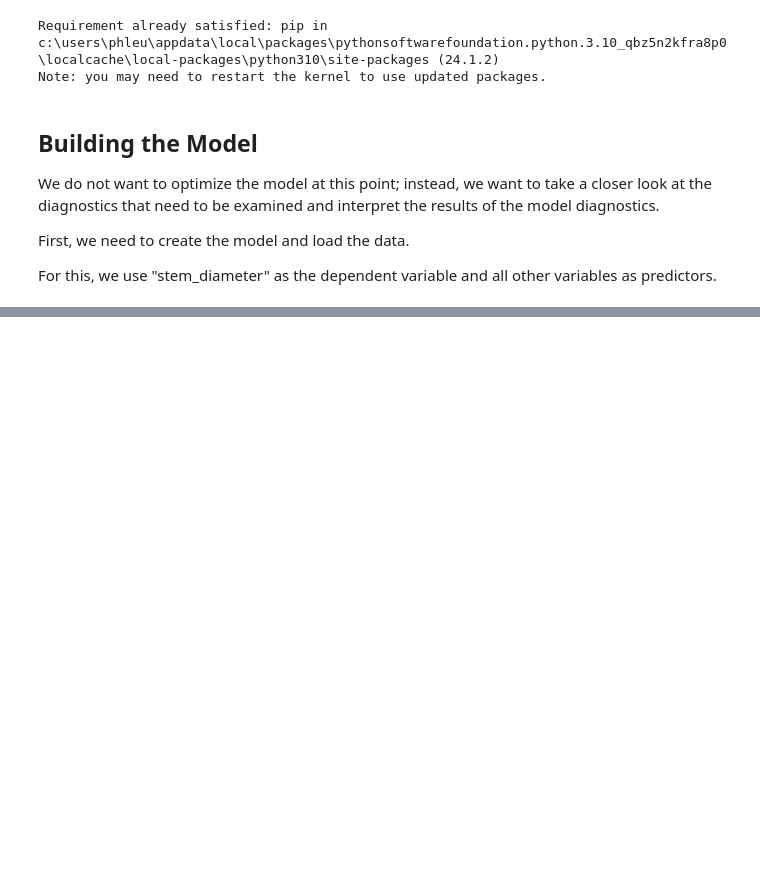
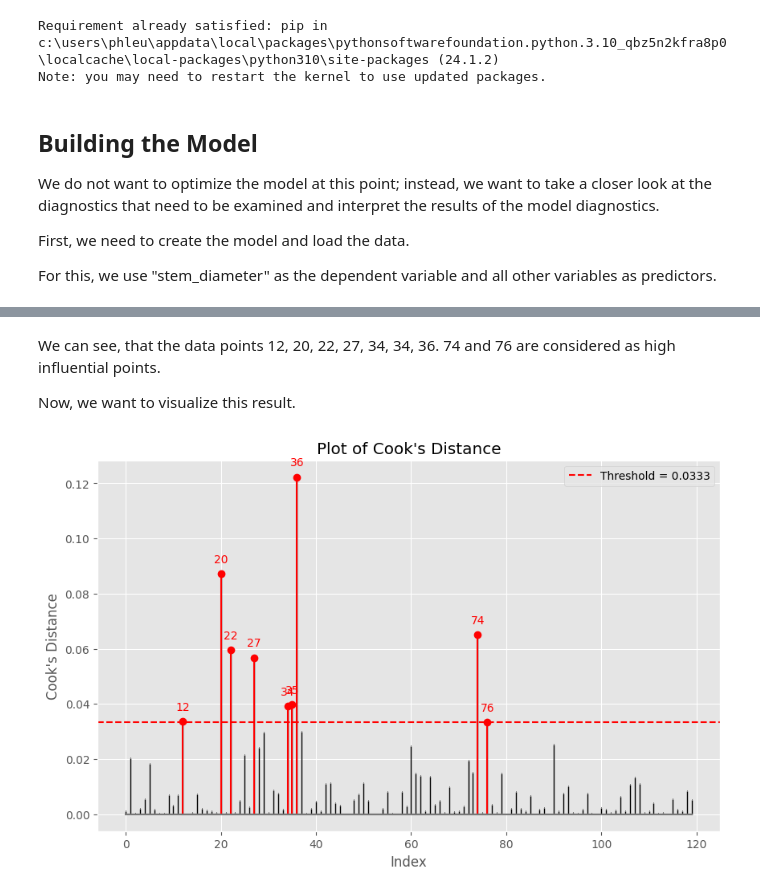
Before and after one commit to Statsomat/OLSAI, a Jupyter notebook: ColabNotebooks/CacaoPL_v2.ipynb, the cells around one changed output, grey strips where cells are left out. Saved outputs shown, nothing was run; the diff lists cells and outputs as text; code cells hidden in the pictures; blank space fills up the shorter version.

```diff
--- a/ColabNotebooks/CacaoPL_v2.ipynb
+++ b/ColabNotebooks/CacaoPL_v2.ipynb
@@ -64,0 +186,6 @@ The following aspects are examined:
+# %%
+cooks_d = influence.cooks_distance[0]
+threshold = 4 / len(y)
+high_influence_points = np.where(cooks_d > threshold)[0]
+for i in high_influence_points:
+    print(f"Index: {i}, Cook's Distance: {leverage[i]:.4f}")
@@ -64,0 +202,25 @@ The following aspects are examined:
+# %% [markdown]
+We can see, that the data points 12, 20, 22, 27, 34, 34, 36. 74 and 76 are considered as high influential points.
+
+Now, we want to visualize this result.
+# %%
+plt.figure(figsize=(10, 6))
+stemlines, baseline, markerline = plt.stem(np.arange(len(cooks_d)), cooks_d, markerfmt=",")
+plt.setp(stemlines, 'color', plt.getp(markerline, 'color'))
+plt.setp(markerline, markersize=5)
+plt.setp(baseline, 'color', 'black', 'linewidth', 1)
+
+for i in high_influence_points:
+    plt.annotate(i, (i, cooks_d[i]), textcoords="offset points", xytext=(0,10), ha='center', color='red')
+
+high_stemlines = plt.stem(high_influence_points, cooks_d[high_influence_points], linefmt='r')
+plt.setp(high_stemlines[0], 'color', 'red')
+
+plt.axhline(y=threshold, color='r', linestyle='--', label=f'Threshold = {threshold:.4f}')
+plt.xlabel('Index')
+plt.ylabel("Cook's Distance")
+plt.title("Plot of Cook's Distance")
+plt.legend()
+plt.show()
+# %% [output]
+[figure, added]
```
Also changed, not shown: parts of 24 cells of this notebook.
